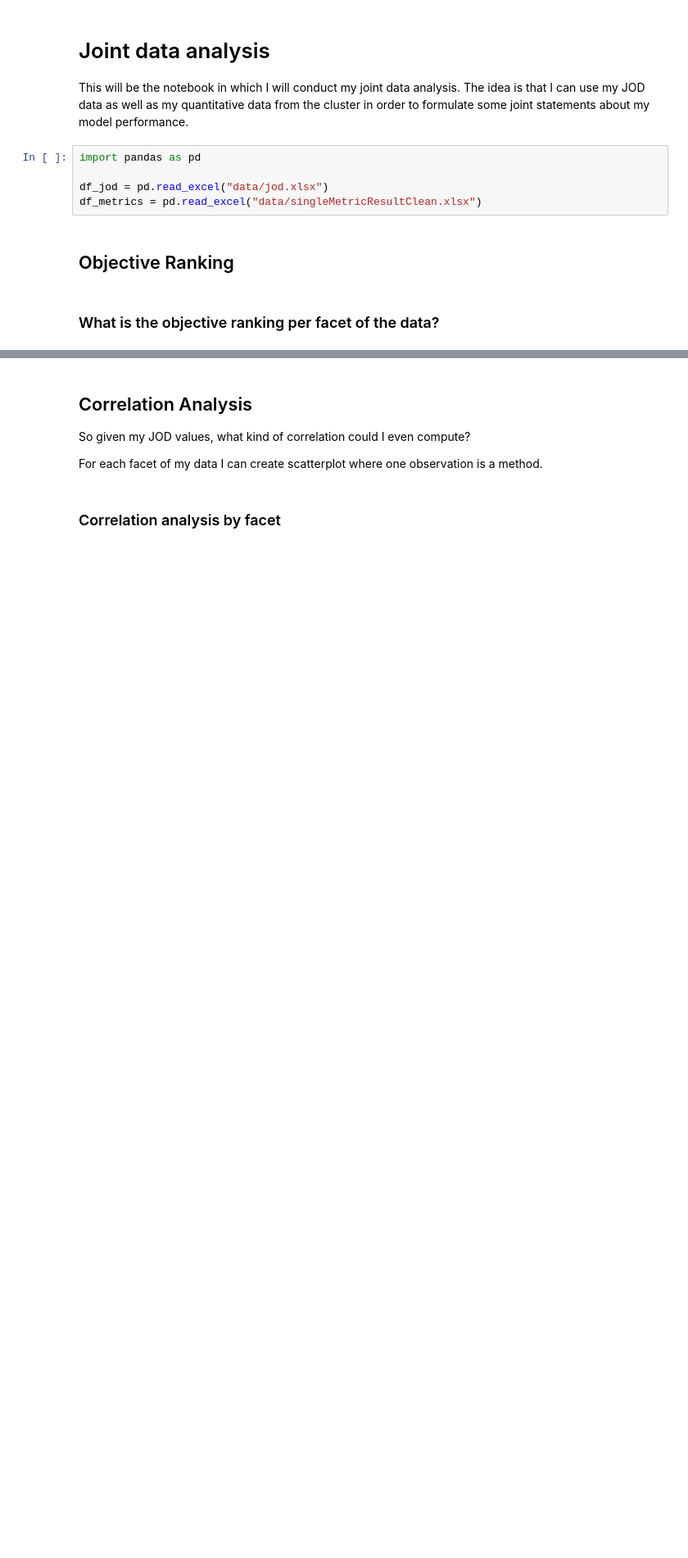
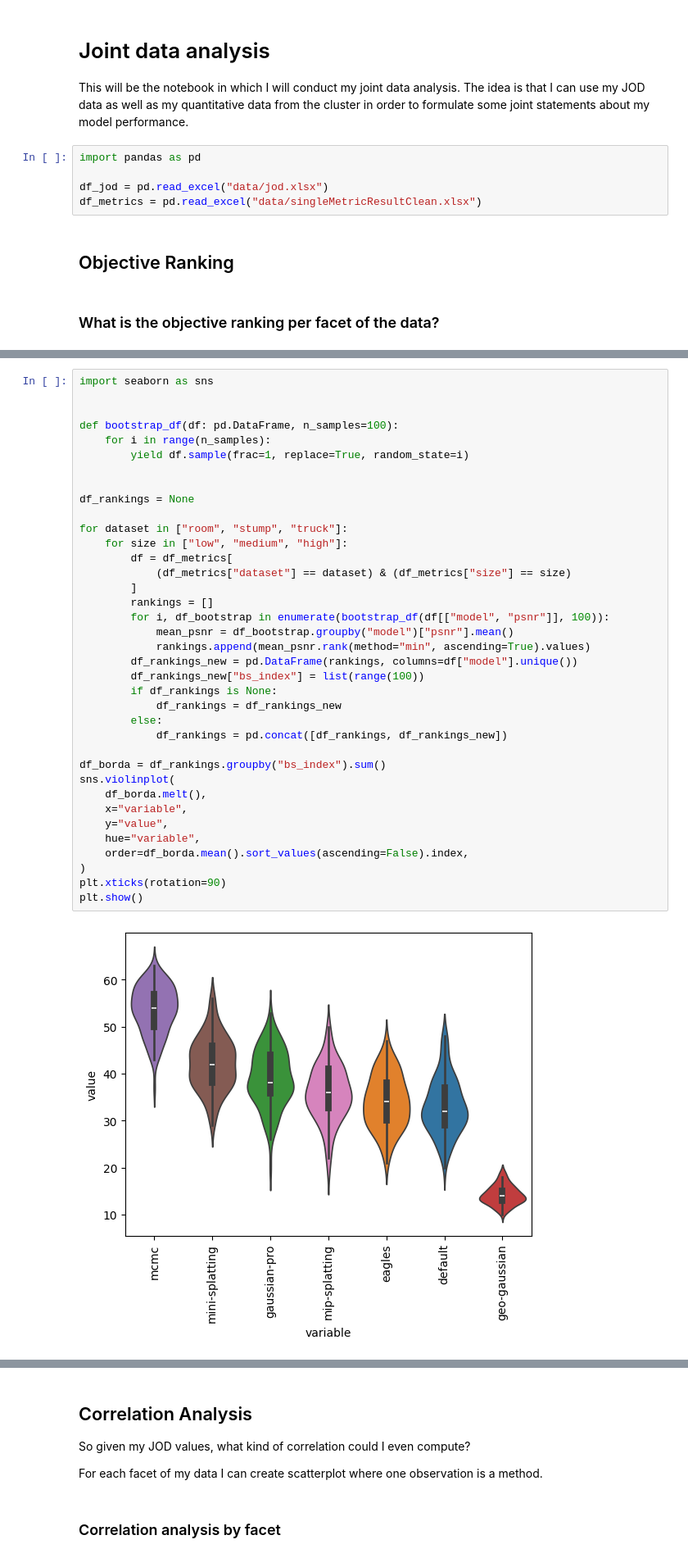
Before and after one commit to PaulErpen/final-data-analysis, a Jupyter notebook: joint-data-analysis.ipynb, the cells around one changed output, grey strips where cells are left out. Shown at 82% size. Cells and saved outputs as stored; diff of their text form; blank space fills up the shorter version.

```diff
--- a/joint-data-analysis.ipynb
+++ b/joint-data-analysis.ipynb
@@ -105,0 +98,39 @@ contrast_ranking_by_size("truck")
+# %%
+import seaborn as sns
+
+
+def bootstrap_df(df: pd.DataFrame, n_samples=100):
+    for i in range(n_samples):
+        yield df.sample(frac=1, replace=True, random_state=i)
+
+
+df_rankings = None
+
+for dataset in ["room", "stump", "truck"]:
+    for size in ["low", "medium", "high"]:
+        df = df_metrics[
+            (df_metrics["dataset"] == dataset) & (df_metrics["size"] == size)
+        ]
+        rankings = []
+        for i, df_bootstrap in enumerate(bootstrap_df(df[["model", "psnr"]], 100)):
+            mean_psnr = df_bootstrap.groupby("model")["psnr"].mean()
+            rankings.append(mean_psnr.rank(method="min", ascending=True).values)
+        df_rankings_new = pd.DataFrame(rankings, columns=df["model"].unique())
+        df_rankings_new["bs_index"] = list(range(100))
+        if df_rankings is None:
+            df_rankings = df_rankings_new
+        else:
+            df_rankings = pd.concat([df_rankings, df_rankings_new])
+
+df_borda = df_rankings.groupby("bs_index").sum()
+sns.violinplot(
+    df_borda.melt(),
+    x="variable",
+    y="value",
+    hue="variable",
+    order=df_borda.mean().sort_values(ascending=False).index,
+)
+plt.xticks(rotation=90)
+plt.show()
+# %% [output]
+[figure, added]
```
Also changed, not shown: parts of 7 cells of this notebook.
